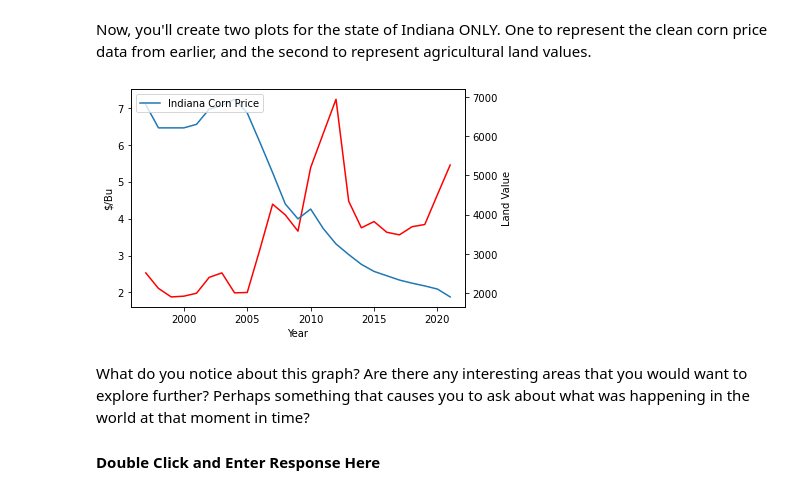
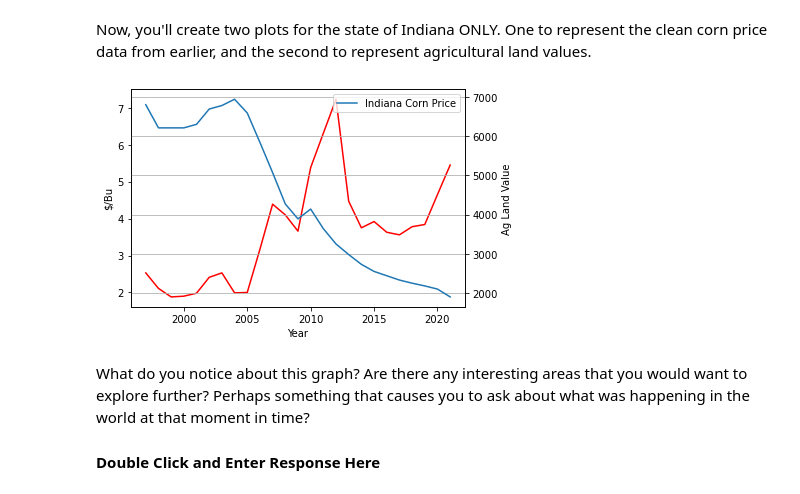
Before and after one commit to ShihYLin/Ag-Informatics, a Jupyter notebook: Lab2/lab2-ShihYunLin.ipynb, the cells around one changed output. Drawn from its saved outputs; the diff is of its cells as text; code cells hidden in the pictures.

Commit message:
plot 4

```diff
--- a/Lab2/lab2-ShihYunLin.ipynb
+++ b/Lab2/lab2-ShihYunLin.ipynb
@@ -603,27 +603,29 @@ Now, you'll create two plots for the state of Indiana ONLY. One to represent the
 # %%
 # You will need TWO Y axes (left and right) in one graph. Look up how to create a second Y axis.
 fig,ax=plt.subplots()
 
 # Create a plot for corn prices in Indiana over time. Make sure you include a 'label' for the legend.
 # Enter code here...
 plt.plot(clean_CORN['Year'].unique(), clean_CORN[clean_CORN['State']== 'INDIANA'].groupby('Year')['Value'].mean(), label='Indiana Land Price',color="red")
 
 # Create a plot for agricultural land values in Indiana over time. Make sure you include a 'label' for the legend.
 # Enter code here...
-ax2=ax.twinx()
+ax2 = ax.twinx()
 plt.plot(agLandValue['Year'].unique(), agLandValue[agLandValue['State']=='INDIANA'].groupby('Year')['Value'].mean(), label='Indiana Corn Price')
 
 # Give your a title, plot x any y axis labels, a legend, and activate grid lines.
 # Enter code here...
 ax.set_xlabel('Year')
 ax.set_ylabel('$/Bu')
 ax2.set_ylabel("Ag Land Value")
 plt.legend(loc="upper left")
+ax2.legend(loc="upper right");
+plt.grid(axis='y')
 # Save the plot as a PNG file - check it out, you should have a file with this name in your folder now!
 # MAKE SURE YOU RUN THIS - I will expect this image in your submission folder
 plt.savefig('indiana-agland-cornprices.png', format='png', dpi=140)
 # %% [output]
-[figure, old version]
+[figure, new version]
 # %% [markdown]
 What do you notice about this graph? Are there any interesting areas that you would want to explore further? Perhaps something that causes you to ask about what was happening in the world at that moment in time?
 
```
Also changed, not shown: 1 other file.
